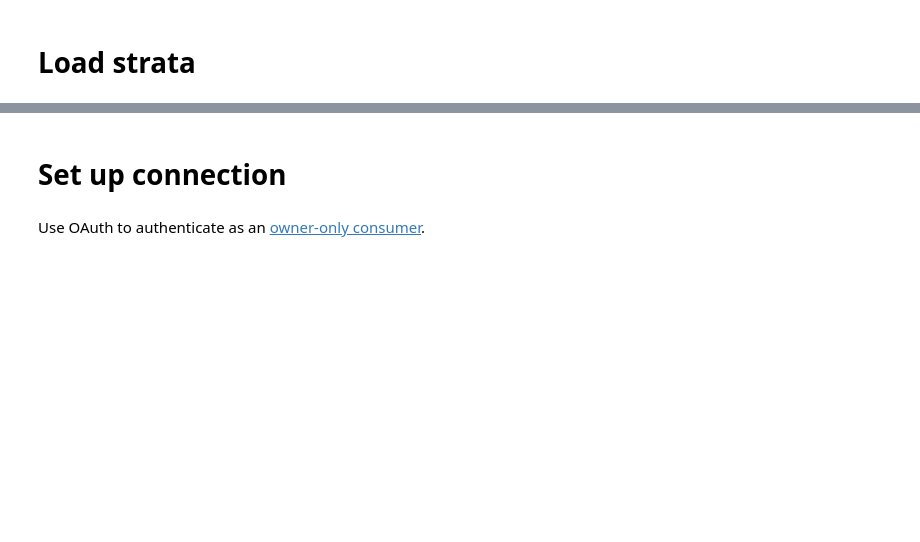
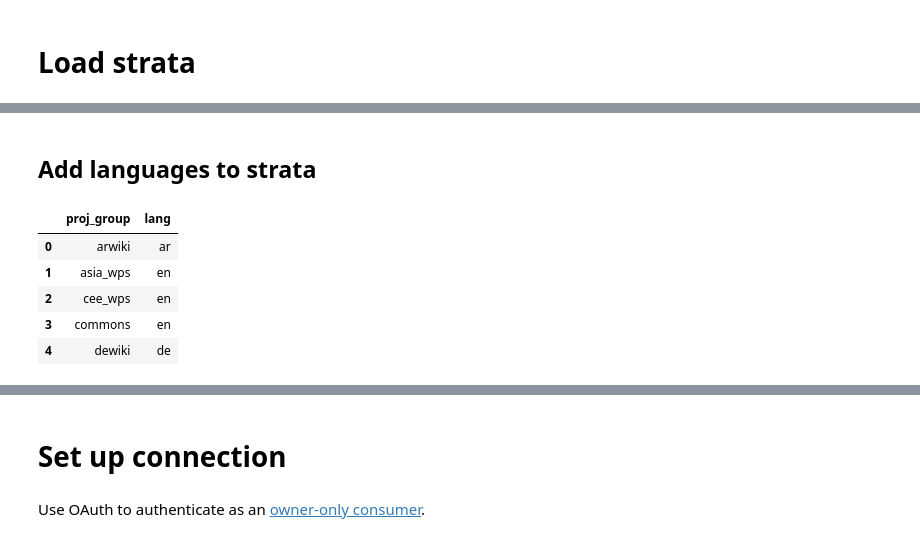
Before and after one commit to wikimedia-research/Community-Insights-sampling, a Jupyter notebook: distribution.ipynb, the cells around one changed output, grey strips where cells are left out. Cells and saved outputs as stored; diff of their text form; code cells hidden in the pictures; blank space fills up the shorter version.

```diff
--- a/distribution.ipynb
+++ b/distribution.ipynb
@@ -58,3 +51,15 @@ test_strata.head()
 | 2 | cee_wps | [150, 600) | [["Neil P. Quinn-WMF", "uk.wikipe... | https://wikimedia.qualtrics.com/j... | https://wikimedia.qualtrics.com/j... | User:Neil P. Quinn/2018 CE Insigh... |
 | 3 | commons | [600, 1200) | [["Neil P. Quinn-WMF", "commons.w... | https://wikimedia.qualtrics.com/j... | https://wikimedia.qualtrics.com/j... | User:Neil P. Quinn/2018 CE Insigh... |
 | 4 | dewiki | [1200, 3500) | [["Neil P. Quinn-WMF", "de.wikipe... | https://wikimedia.qualtrics.com/j... | https://wikimedia.qualtrics.com/j... | User:Neil P. Quinn/2018 CE Insigh... |
+# %% [markdown]
+## Add languages to strata
+# %%
+proj_langs = pd.read_csv("data/raw/project-group-languages.tsv", sep = "\t")
+proj_langs.head()
+# %% [output]
+|  | proj_group | lang |
+| 0 | arwiki | ar |
+| 1 | asia_wps | en |
+| 2 | cee_wps | en |
+| 3 | commons | en |
+| 4 | dewiki | de |
```
Also changed, not shown: parts of 24 cells of this notebook, 1 other file.
